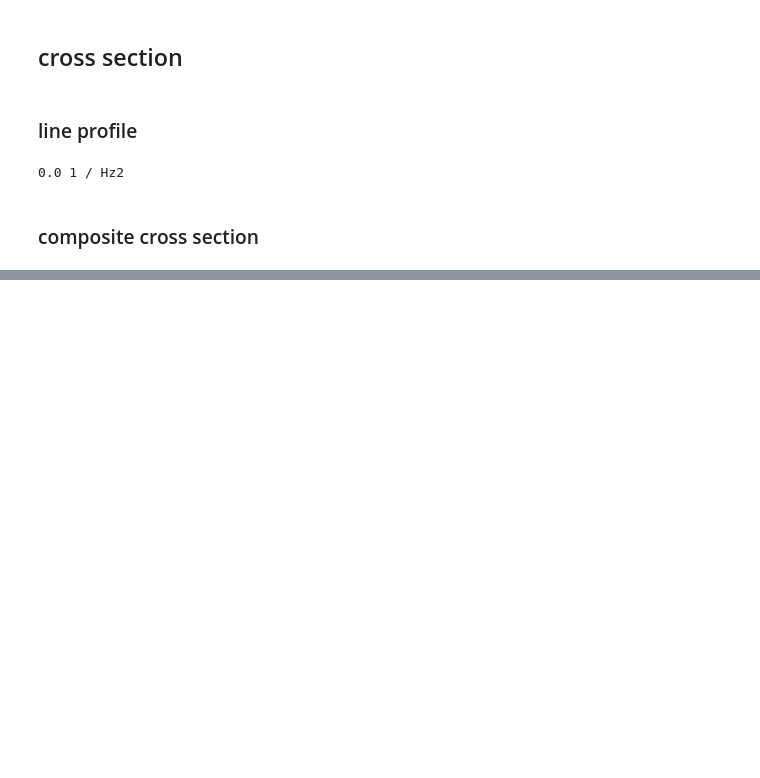
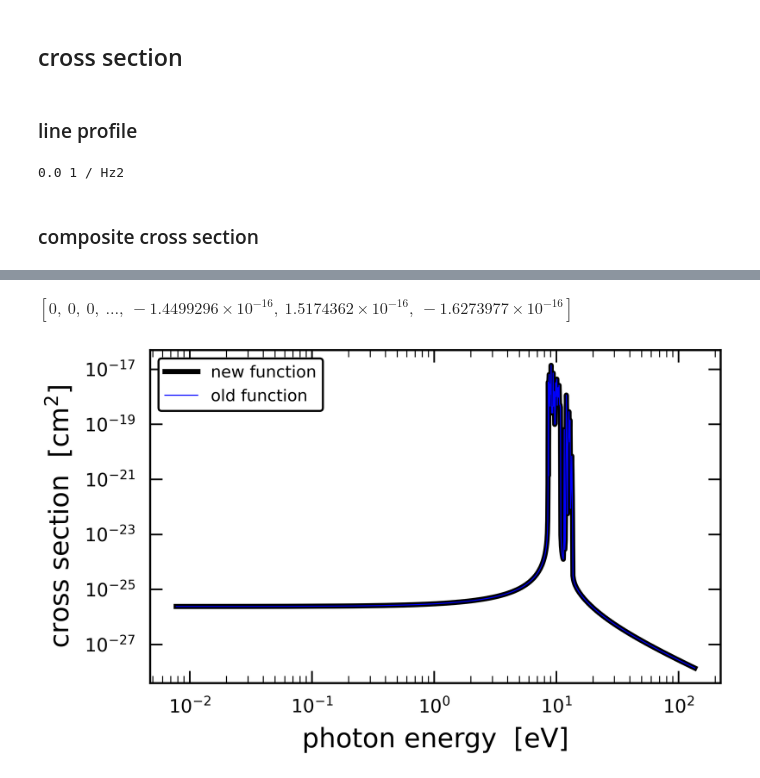
Before and after one commit to AndreaIncatasciato/LWphotorates, a Jupyter notebook: quick_tests.ipynb, the cells around one changed output, grey strips where cells are left out. Saved outputs shown, nothing was run; the diff lists cells and outputs as text; code cells hidden in the pictures; blank space fills up the shorter version.

Commit message:
cross section function

```diff
--- a/quick_tests.ipynb
+++ b/quick_tests.ipynb
@@ -979,0 +1037,16 @@ print(((new_profile - old_profile)**2).sum())
+# %%
+((new_cross_section - old_cross_section) / new_cross_section)
+# %% [output]
+$[0,~0,~0,~\dots,~-1.4499296 \times 10^{-16},~1.5174362 \times 10^{-16},~-1.6273977 \times 10^{-16}] \; \mathrm{}$
+# %%
+fig, ax = plt.subplots()
+ax.plot(energy_SEDs, new_cross_section, ls='-', c='k', lw=5, label='new function')
+ax.plot(energy_SEDs, old_cross_section, ls='-', c='b', lw=1, label='old function')
+ax.set_xscale('log')
+ax.set_yscale('log')
+ax.set_xlabel('photon energy  [eV]')
+ax.set_ylabel(r'cross section  [cm$^2$]')
+legend = ax.legend(ncol=1, loc='best')
+legend.get_frame().set_linewidth(2)
+# %% [output]
+[figure, added]
```
Also changed, not shown: parts of 14 cells of this notebook, 1 other file.
